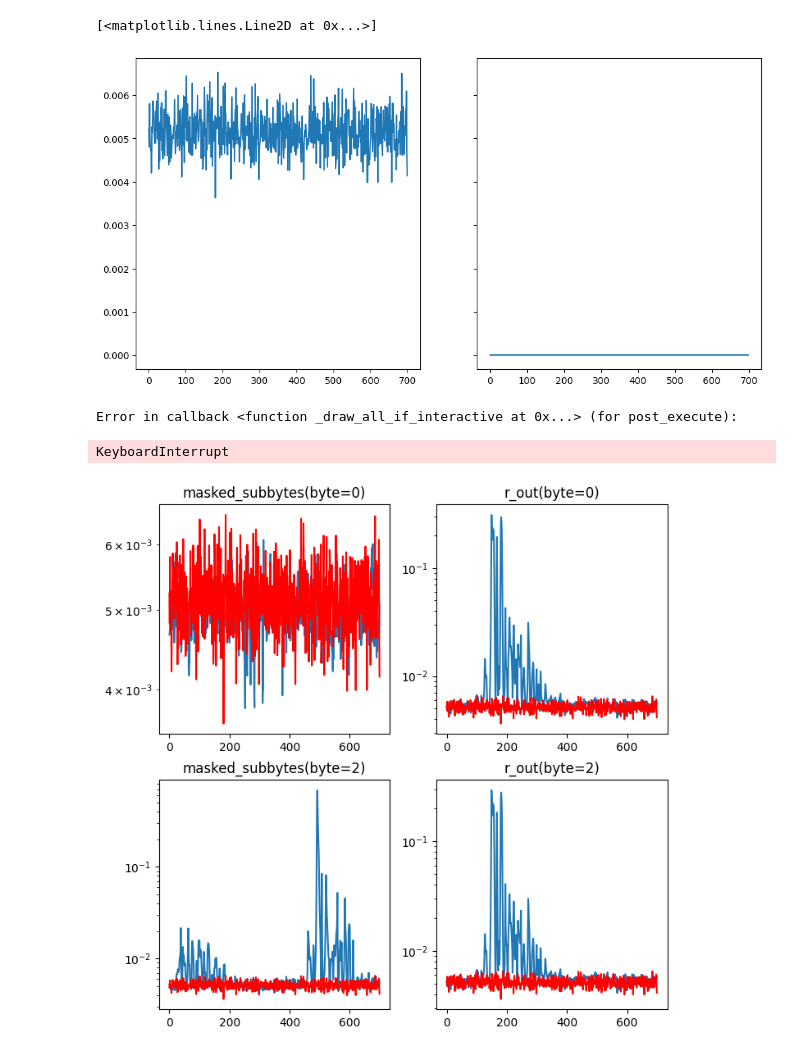
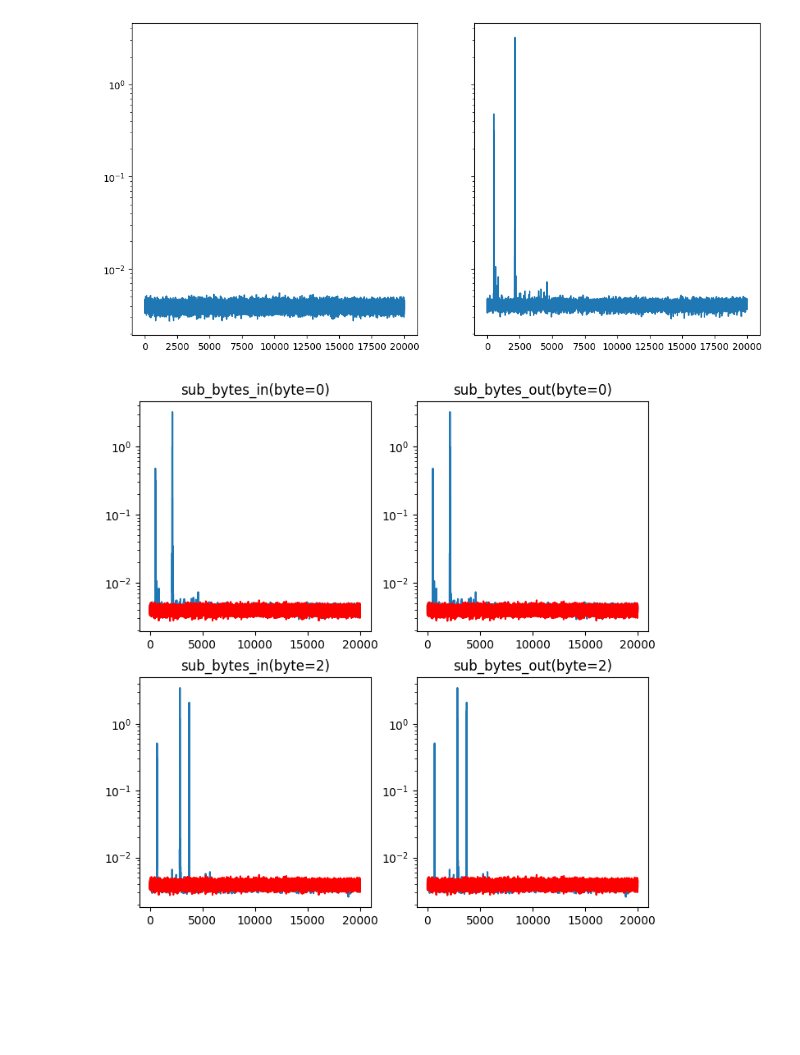
Before and after one commit to jimgammell/gan_side_channel_leakage_detector, a Jupyter notebook: src/display_ascad_dataset.ipynb, the cells around one changed output. Saved outputs shown, nothing was run; the diff lists cells and outputs as text; code cells hidden in the pictures; blank space fills up the shorter version.

```diff
--- a/src/display_ascad_dataset.ipynb
+++ b/src/display_ascad_dataset.ipynb
@@ -13,15 +13 @@ from datasets import ASCADv1
 from leakage_detectors.non_learning import get_trace_means, get_sum_of_differences, get_signal_to_noise_ratio
-# %%
-%matplotlib inline
-d1 = ASCADv1(store_in_ram=True, remove_1o_leakage=False)
-d1_trace_means = get_trace_means(d1)
-d1_full_mean = np.mean(list(d1_trace_means.values()), axis=0)
-d2 = ASCADv1(store_in_ram=True, remove_1o_leakage=True)
-d2_trace_means = get_trace_means(d2)
-d2_full_mean = np.mean(list(d2_trace_means.values()), axis=0)
-
-fig, axes = plt.subplots(4, 4, figsize=(16, 16))
-for key, ax in zip(list(d1_trace_means.keys())[:16], axes.flatten()):
-    #ax.plot(np.abs(d1_trace_means[key]-d2_trace_means[key]).squeeze(), color='blue')
-    ax.plot(np.abs(d1_trace_means[key]-d1_full_mean).squeeze(), color='red')
-    ax.plot(np.abs(d2_trace_means[key]-d2_full_mean).squeeze(), color='green')
@@ -30,12 +14,12 @@ for key, ax in zip(list(d1_trace_means.keys())[:16], axes.flatten()):
 # %%
-dataset = ASCADv1(store_in_ram=True, use_full_traces=False, remove_1o_leakage=True)
+dataset = GoogleTinyAES()
 print(dataset)
 
 class RandomNoiseDataset:
     def __init__(self):
-        self.traces = np.random.randn(50000, 1, 700)
-        self.labels = np.random.randint(256, size=(50000,)).astype(np.uint8)
-        self.data_shape = (1, 700)
+        self.traces = np.random.randn(len(dataset), *dataset.data_shape)
+        self.labels = np.random.randint(256, size=(len(dataset),)).astype(np.uint8)
+        self.data_shape = dataset.data_shape
 
     def __getitem__(self, idx):
         return self.traces[idx], self.labels[idx]
@@ -106,31 +79,30 @@ rand_snr_mask = get_signal_to_noise_ratio(random_noise_dataset, trace_means=rand
 fig, axes = plt.subplots(1, 2, figsize=(12, 6), sharex=True, sharey=True)
 axes[0].plot(rand_snr_mask.squeeze())
 axes[1].plot(snr_mask.squeeze())
+axes[0].set_yscale('log')
+axes[1].set_yscale('log')
 # %% [output]
-[<matplotlib.lines.Line2D at 0x...>]
-[figure, old version]
+[figure, new version]
 # %%
 %matplotlib inline
-target_variables = ['masked_subbytes', 'r_out']
+target_variables = ['sub_bytes_in', 'sub_bytes_out']
 target_bytes = [0, 2]
 fig, axes = plt.subplots(len(target_bytes), len(target_variables), figsize=(4*len(target_variables), 4*len(target_bytes)))
 progress_bar = tqdm(total=len(target_bytes)*len(target_variables))
 
 for tb_idx, target_byte in enumerate(target_bytes):
     axes_r = axes[tb_idx, :]
     for tv_idx, target_variable in enumerate(target_variables):
         dataset.select_target(variables=target_variable, bytes=target_byte)
         ax = axes_r[tv_idx]
         snr_mask = get_signal_to_noise_ratio(dataset).squeeze()
         ax.plot(snr_mask)
         ax.plot(rand_snr_mask.squeeze(), color='red')
         ax.set_title(f'{target_variable}(byte={target_byte})')
         ax.set_yscale('log')
         progress_bar.update(1)
 # %% [output]
-Error in callback <function _draw_all_if_interactive at 0x...> (for post_execute):
-KeyboardInterrupt
-[figure, old version]
+[figure, new version]
 # %%
 %matplotlib inline
 from scipy.stats import norm
```
Also changed, not shown: parts of 7 cells of this notebook, 17 other files.
